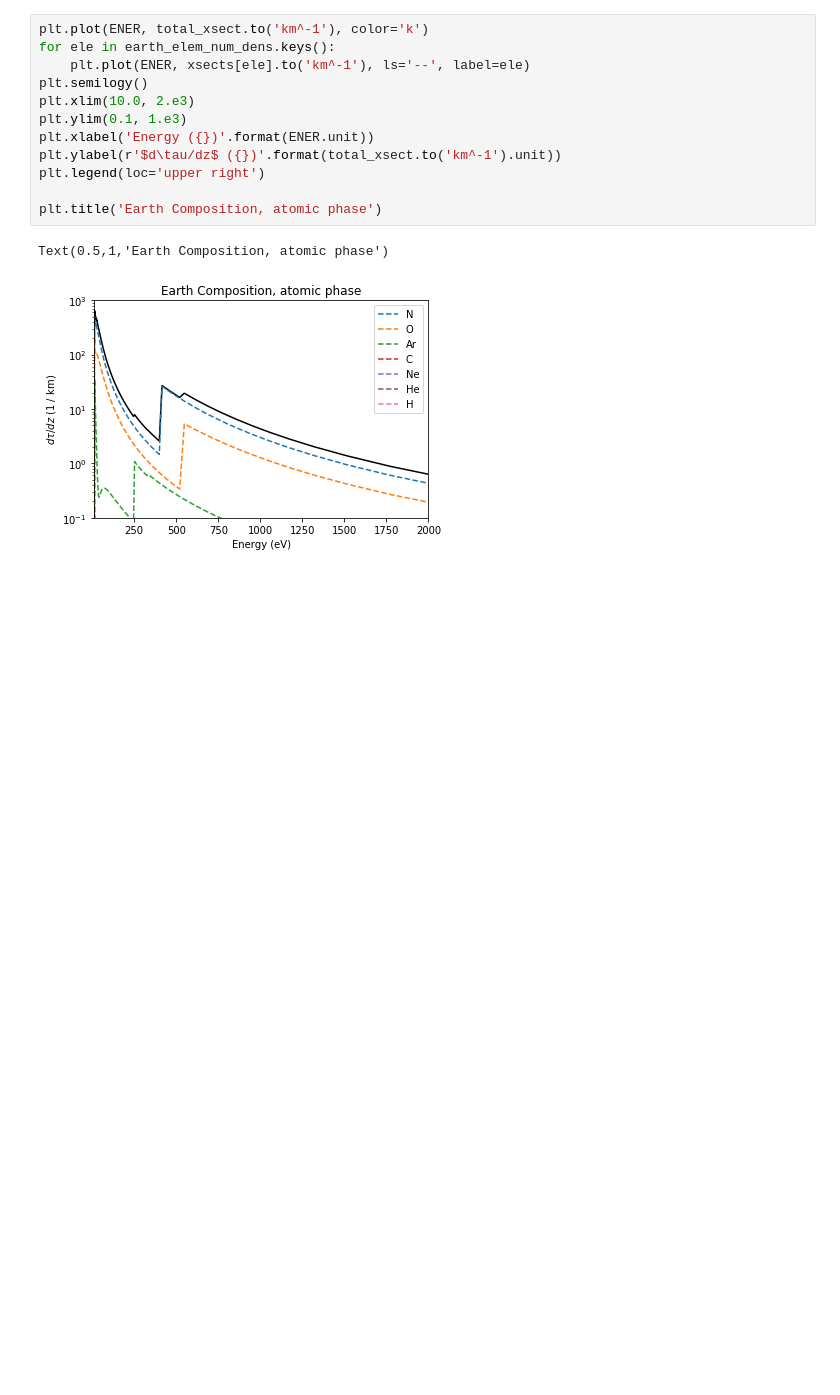
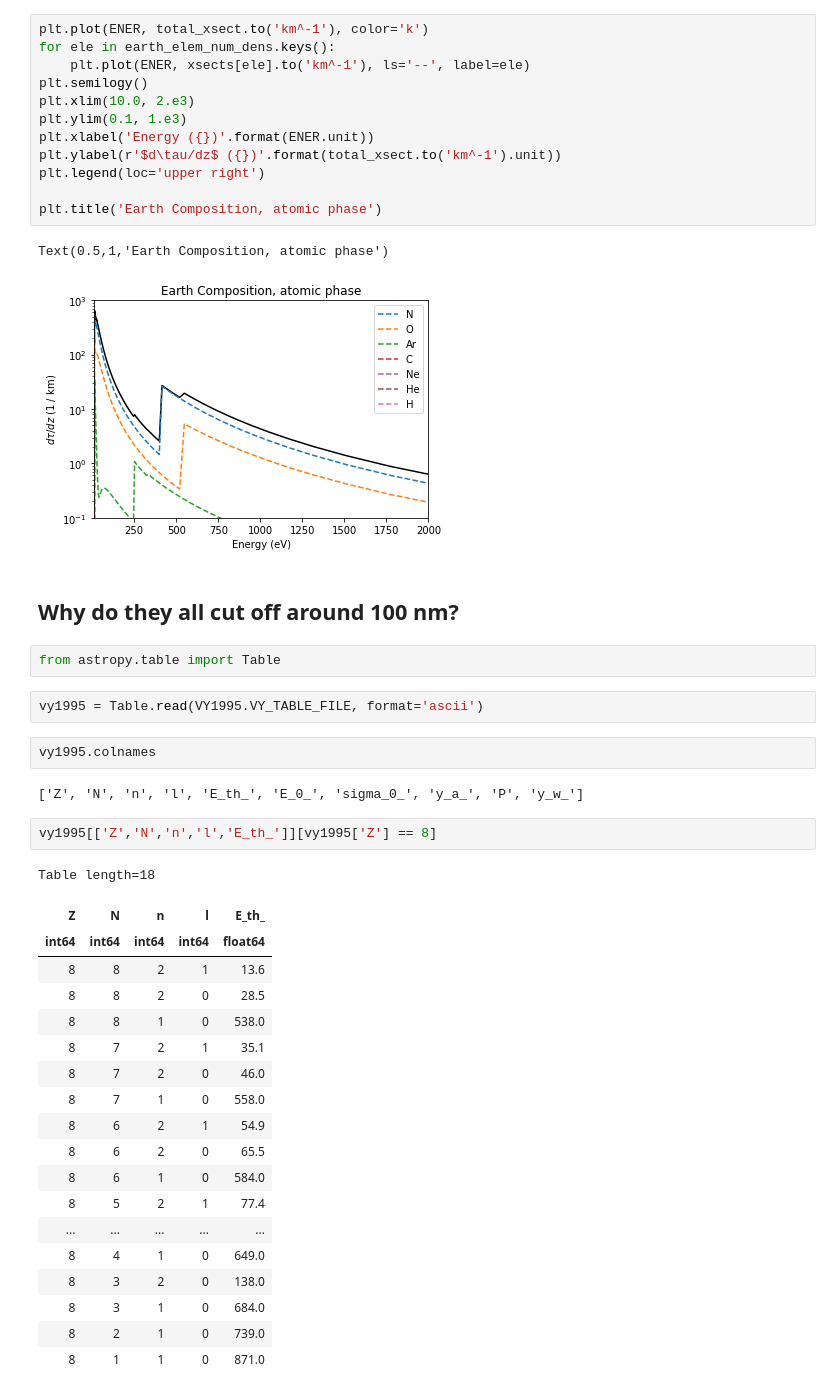
Before and after one commit to eblur/gastronomy, a Jupyter notebook: gas_mixtures.ipynb, the cells around one changed output. Cells and saved outputs as stored; diff of their text form; blank space fills up the shorter version.

```diff
--- a/gas_mixtures.ipynb
+++ b/gas_mixtures.ipynb
@@ -139,3 +143,35 @@ plt.title('Earth Composition, atomic phase')
 # %% [output]
 Text(0.5,1,'Earth Composition, atomic phase')
 [figure]
+# %% [markdown]
+## Why do they all cut off around 100 nm?
+# %%
+from astropy.table import Table
+# %%
+vy1995 = Table.read(VY1995.VY_TABLE_FILE, format='ascii')
+# %%
+vy1995.colnames
+# %% [output]
+['Z', 'N', 'n', 'l', 'E_th_', 'E_0_', 'sigma_0_', 'y_a_', 'P', 'y_w_']
+# %%
+vy1995[['Z','N','n','l','E_th_']][vy1995['Z'] == 8]
+# %% [output]
+Table length=18
+| Z | N | n | l | E_th_ |
+| int64 | int64 | int64 | int64 | float64 |
+| 8 | 8 | 2 | 1 | 13.6 |
+| 8 | 8 | 2 | 0 | 28.5 |
+| 8 | 8 | 1 | 0 | 538.0 |
+| 8 | 7 | 2 | 1 | 35.1 |
+| 8 | 7 | 2 | 0 | 46.0 |
+| 8 | 7 | 1 | 0 | 558.0 |
+| 8 | 6 | 2 | 1 | 54.9 |
+| 8 | 6 | 2 | 0 | 65.5 |
+| 8 | 6 | 1 | 0 | 584.0 |
+| 8 | 5 | 2 | 1 | 77.4 |
+| ... | ... | ... | ... | ... |
+| 8 | 4 | 1 | 0 | 649.0 |
+| 8 | 3 | 2 | 0 | 138.0 |
+| 8 | 3 | 1 | 0 | 684.0 |
+| 8 | 2 | 1 | 0 | 739.0 |
+| 8 | 1 | 1 | 0 | 871.0 |
```
Also changed, not shown: parts of 1 cell of this notebook, 2 other files.
